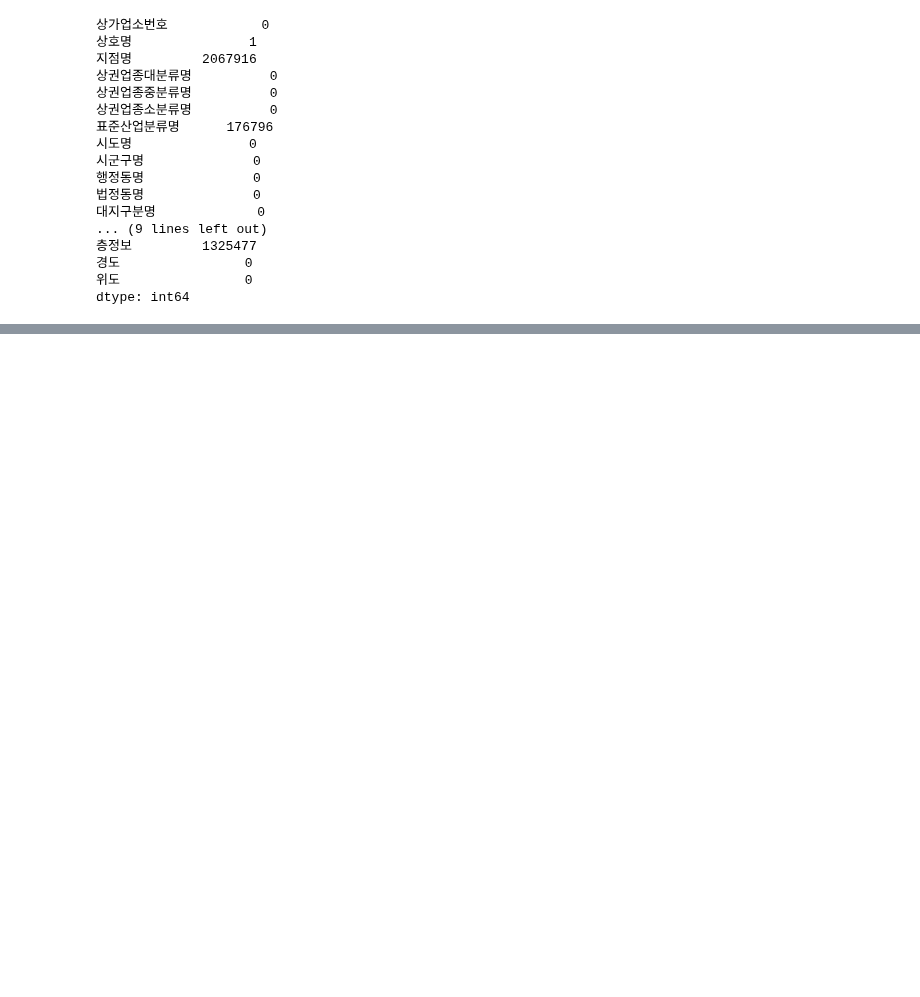
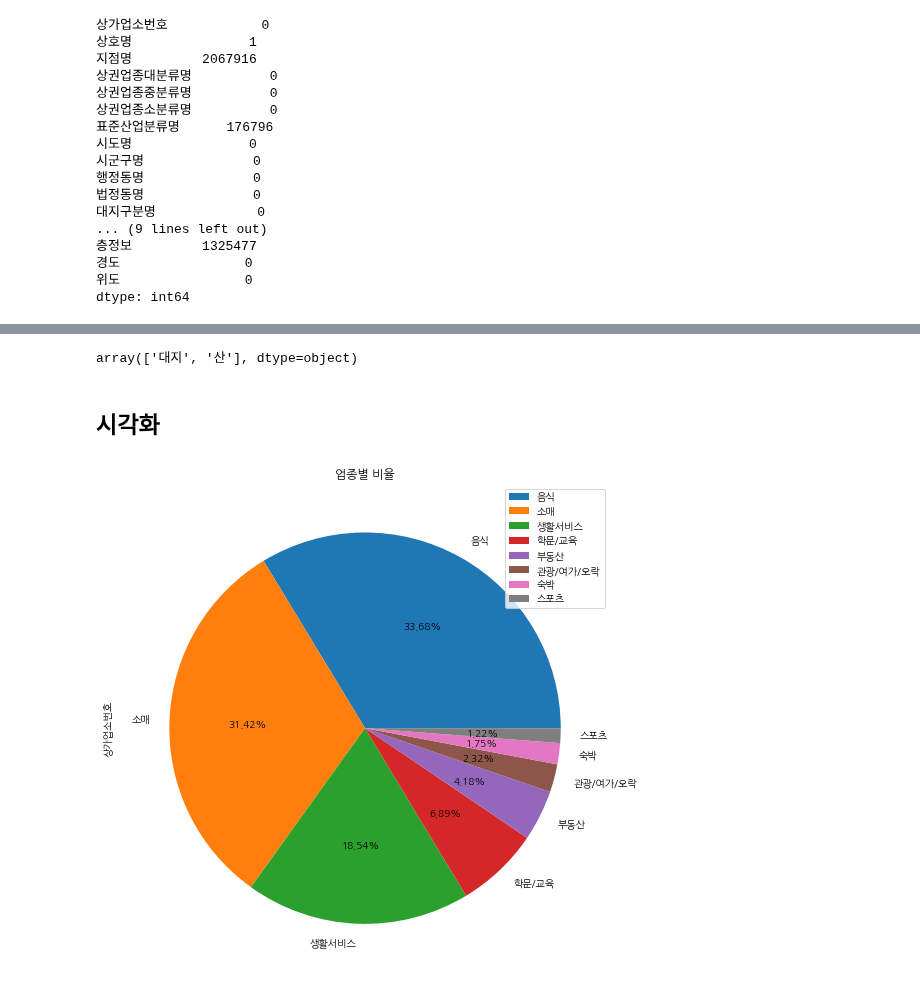
Before and after one commit to jsh0551/data_analysis_practice, a Jupyter notebook: 공공데이터포털/소상공인시장진흥공단_상가(상권)정보.ipynb, the cells around one changed output, grey strips where cells are left out. Drawn from its saved outputs; the diff is of its cells as text; code cells hidden in the pictures; blank space fills up the shorter version.

```diff
--- a/공공데이터포털/소상공인시장진흥공단_상가(상권)정보.ipynb
+++ b/공공데이터포털/소상공인시장진흥공단_상가(상권)정보.ipynb
@@ -150,0 +151,13 @@ df.head()
+# %%
+df['대지구분명'].unique()
+# %% [output]
+array(['대지', '산'], dtype=object)
+# %% [markdown]
+## 시각화
+# %%
+fig,ax = plt.subplots(1,1,figsize=(9,9))
+sub_df = df.groupby('상권업종대분류명',as_index=False)['상가업소번호'].count().sort_values('상가업소번호',ascending=False)
+sub_df.plot.pie(y='상가업소번호',labels=sub_df['상권업종대분류명'].unique(),autopct='%.2f%%',ax=ax,title='업종별 비율')
+type_list = sub_df['상권업종대분류명'].unique()
+# %% [output]
+[figure, added]
```
Also changed, not shown: parts of 8 cells of this notebook.
